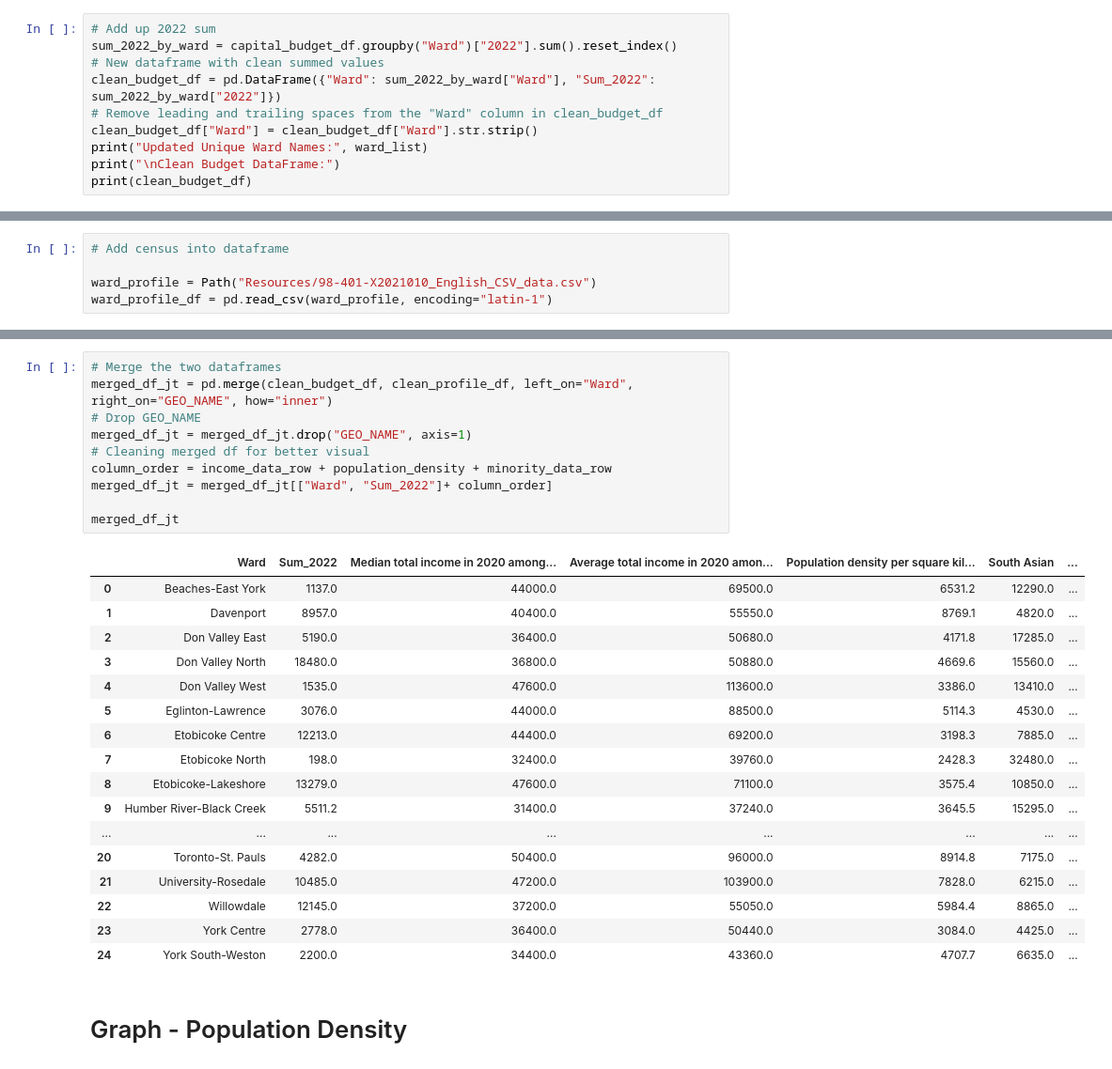
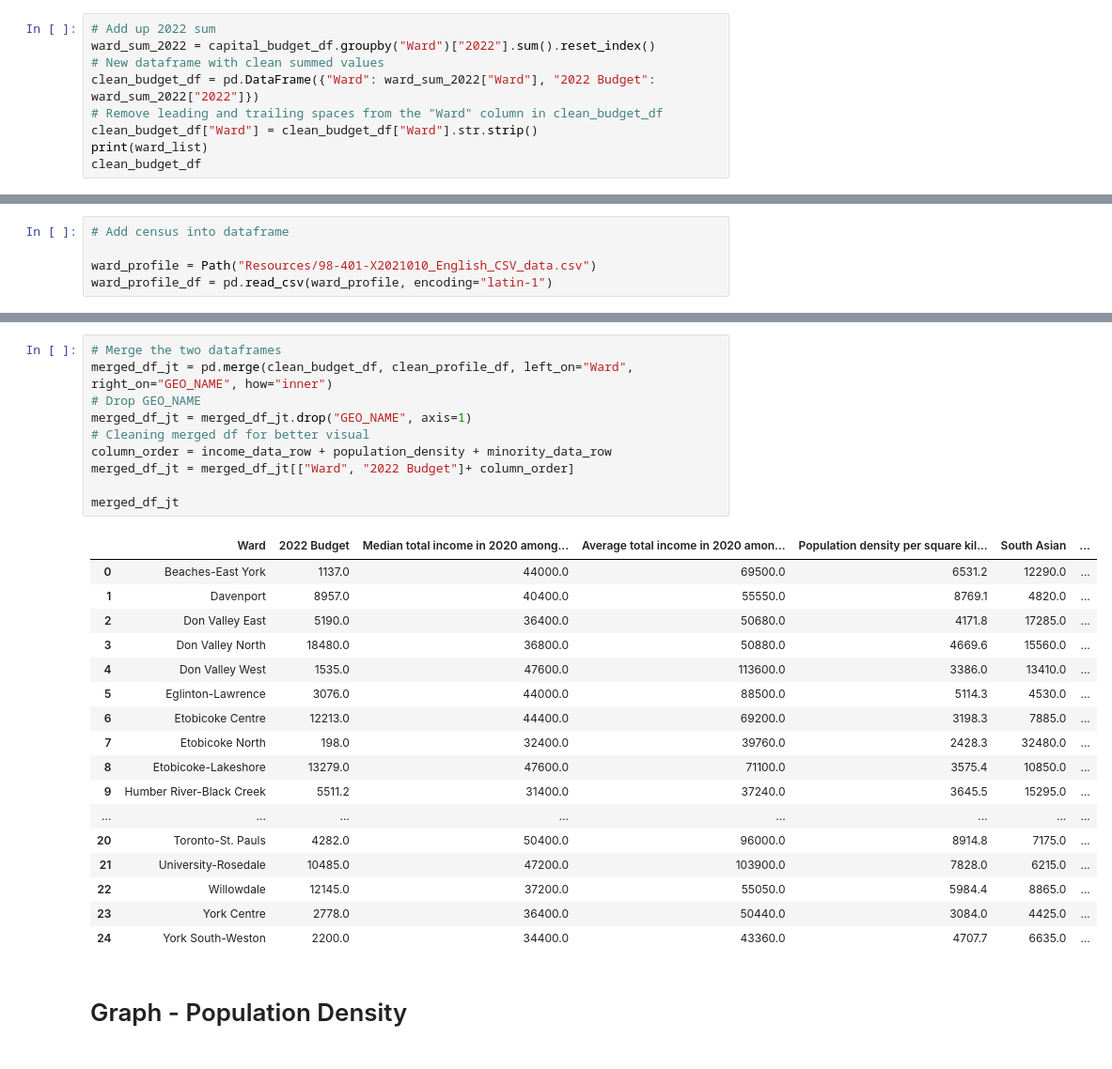
Before and after one commit to aayushgambhir2023/DA-Project-1, a Jupyter notebook: Demographic_Relationship_2021.ipynb, the cells around one changed output, grey strips where cells are left out. Shown: that part at 94% size. Saved outputs shown, nothing was run; the diff lists cells and outputs as text.

```diff
--- a/Demographic_Relationship_2021.ipynb
+++ b/Demographic_Relationship_2021.ipynb
@@ -34,12 +34,11 @@ print(ward_list)
 ['York Centre', 'Spadina-Fort York', 'Toronto Centre', 'Scarborough-Agincourt', 'Scarborough Centre', 'Eglinton-Lawrence', 'York South-Weston', 'Scarborough-Rouge Park', 'Scarborough-North', 'Humber R ...
 # %%
 # Add up 2022 sum
-sum_2022_by_ward = capital_budget_df.groupby("Ward")["2022"].sum().reset_index()
+ward_sum_2022 = capital_budget_df.groupby("Ward")["2022"].sum().reset_index()
 # New dataframe with clean summed values
-clean_budget_df = pd.DataFrame({"Ward": sum_2022_by_ward["Ward"], "Sum_2022": sum_2022_by_ward["2022"]})
+clean_budget_df = pd.DataFrame({"Ward": ward_sum_2022["Ward"], "2022 Budget": ward_sum_2022["2022"]})
 # Remove leading and trailing spaces from the "Ward" column in clean_budget_df
 clean_budget_df["Ward"] = clean_budget_df["Ward"].str.strip()
-print("Updated Unique Ward Names:", ward_list)
-print("\nClean Budget DataFrame:")
-print(clean_budget_df)
+print(ward_list)
+clean_budget_df
 # %% [output]
@@ -150,15 +148,15 @@ clean_profile_df
 # %%
 # Merge the two dataframes
 merged_df_jt = pd.merge(clean_budget_df, clean_profile_df, left_on="Ward", right_on="GEO_NAME", how="inner")
 # Drop GEO_NAME
 merged_df_jt = merged_df_jt.drop("GEO_NAME", axis=1)
 # Cleaning merged df for better visual
 column_order = income_data_row + population_density + minority_data_row
-merged_df_jt = merged_df_jt[["Ward", "Sum_2022"]+ column_order]
+merged_df_jt = merged_df_jt[["Ward", "2022 Budget"]+ column_order]
 
 merged_df_jt
 # %% [output]
-|  | Ward | Sum_2022 | Median total income in 2020 among... | Average total income in 2020 amon... | Population density per square kil... | South Asian | ... |
+|  | Ward | 2022 Budget | Median total income in 2020 among... | Average total income in 2020 amon... | Population density per square kil... | South Asian | ... |
 | 0 | Beaches-East York | 1137.0 | 44000.0 | 69500.0 | 6531.2 | 12290.0 | ... |
 | 1 | Davenport | 8957.0 | 40400.0 | 55550.0 | 8769.1 | 4820.0 | ... |
 | 2 | Don Valley East | 5190.0 | 36400.0 | 50680.0 | 4171.8 | 17285.0 | ... |
```
Also changed, not shown: parts of 8 cells of this notebook, 1 other file.
